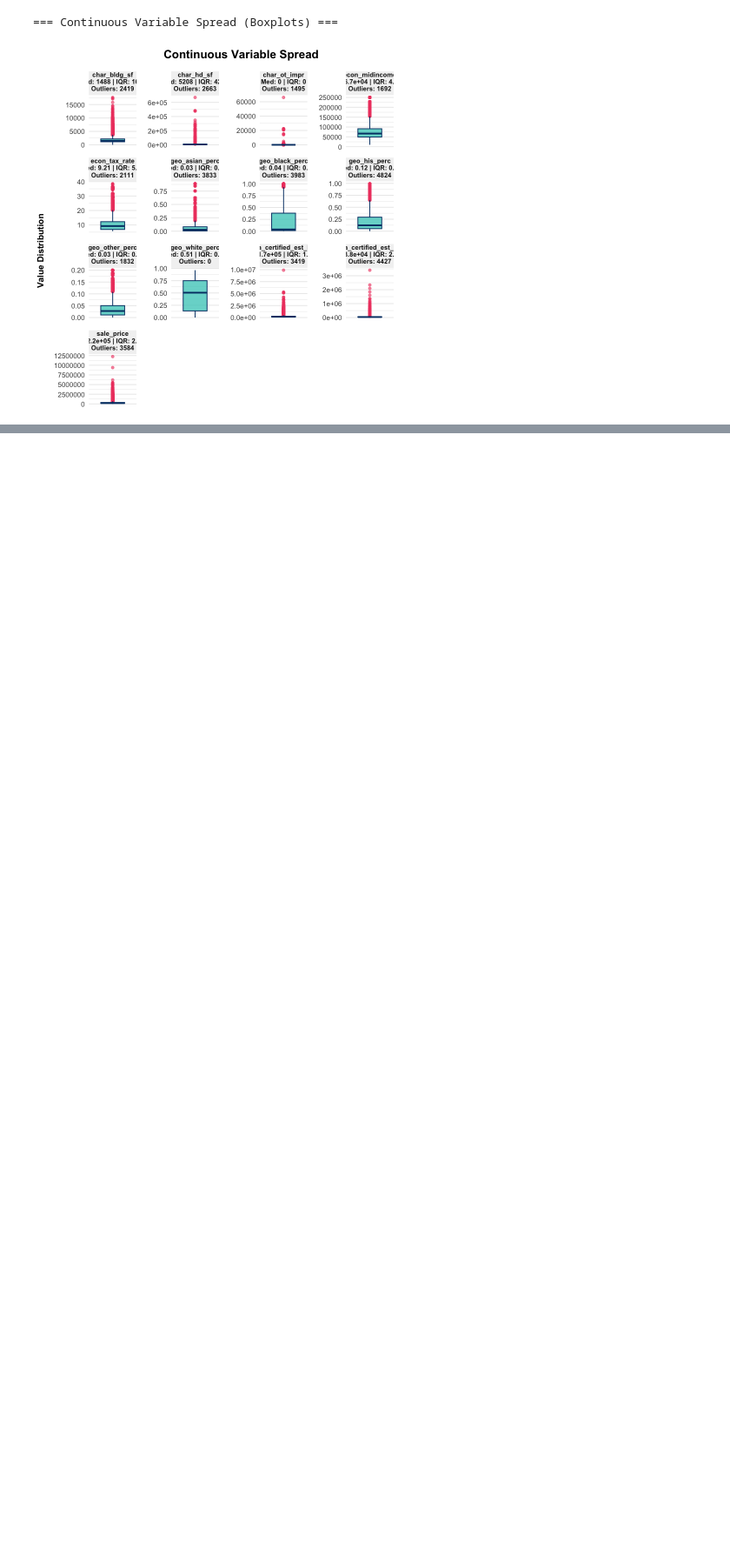
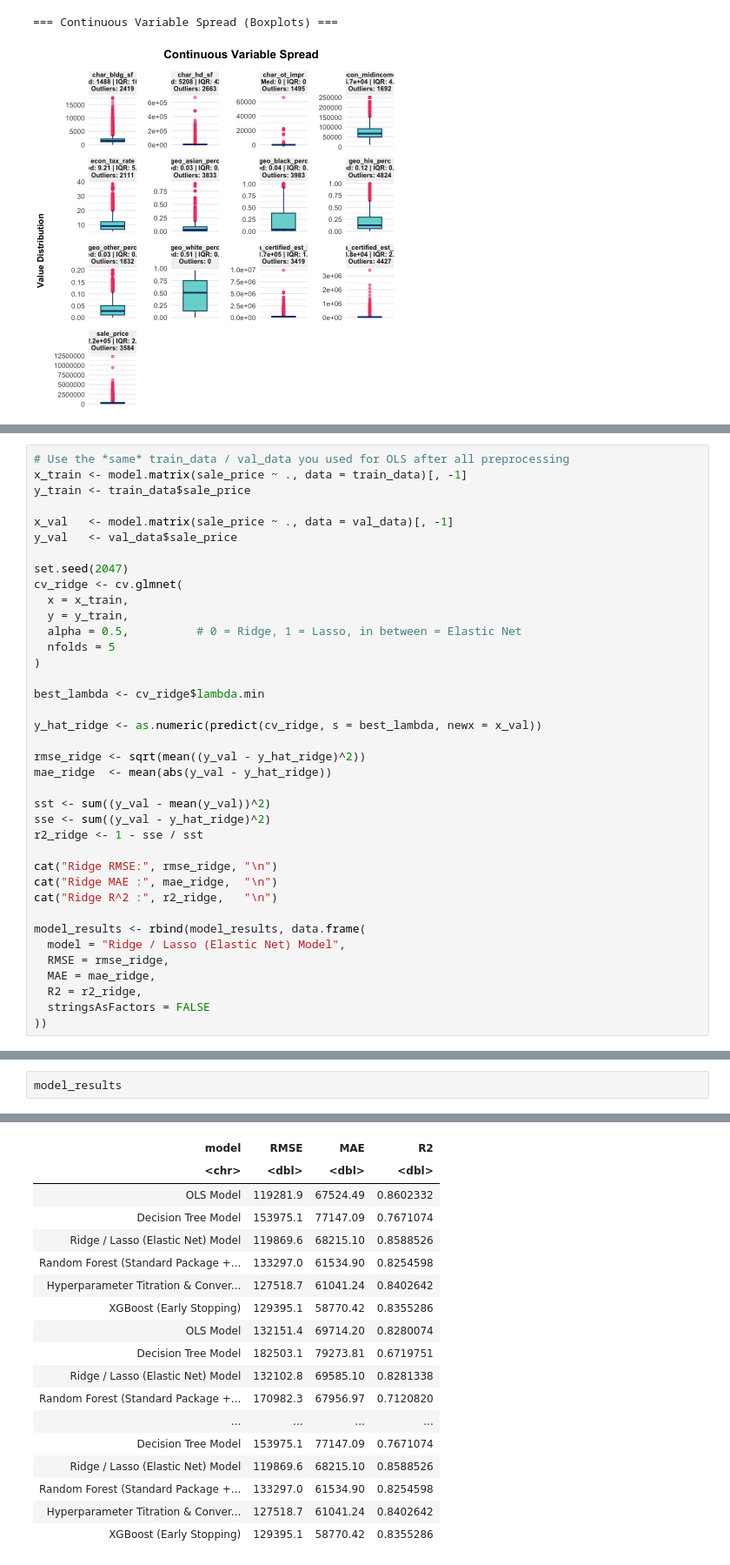
Before and after one commit to shlinkLFO/FIN550_Final, a Jupyter notebook: FIN550_Final.ipynb, the cells around one changed output, grey strips where cells are left out. Shown at 87% size. Saved outputs shown, nothing was run; the diff lists cells and outputs as text; blank space fills up the shorter version.

```diff
--- a/FIN550_Final.ipynb
+++ b/FIN550_Final.ipynb
@@ -2548,0 +2970,38 @@ ERROR: Error in table(x, y): all arguments must have the same length
+# %%
+# Use the *same* train_data / val_data you used for OLS after all preprocessing
+x_train <- model.matrix(sale_price ~ ., data = train_data)[, -1]
+y_train <- train_data$sale_price
+
+x_val   <- model.matrix(sale_price ~ ., data = val_data)[, -1]
+y_val   <- val_data$sale_price
+
+set.seed(2047)
+cv_ridge <- cv.glmnet(
+  x = x_train,
+  y = y_train,
+  alpha = 0.5,          # 0 = Ridge, 1 = Lasso, in between = Elastic Net
+  nfolds = 5
+)
+
+best_lambda <- cv_ridge$lambda.min
+
+y_hat_ridge <- as.numeric(predict(cv_ridge, s = best_lambda, newx = x_val))
+
+rmse_ridge <- sqrt(mean((y_val - y_hat_ridge)^2))
+mae_ridge  <- mean(abs(y_val - y_hat_ridge))
+
+sst <- sum((y_val - mean(y_val))^2)
+sse <- sum((y_val - y_hat_ridge)^2)
+r2_ridge <- 1 - sse / sst
+
+cat("Ridge RMSE:", rmse_ridge, "\n")
+cat("Ridge MAE :", mae_ridge,  "\n")
+cat("Ridge R^2 :", r2_ridge,   "\n")
+
+model_results <- rbind(model_results, data.frame(
+  model = "Ridge / Lasso (Elastic Net) Model",
+  RMSE = rmse_ridge,
+  MAE = mae_ridge,
+  R2 = r2_ridge,
+  stringsAsFactors = FALSE
+))
@@ -2548,0 +3305,3 @@ ERROR: Error in table(x, y): all arguments must have the same length
+# %%
+model_results
+# %% [output]
@@ -2548,0 +3309,18 @@ ERROR: Error in table(x, y): all arguments must have the same length
+| model | RMSE | MAE | R2 |
+| <chr> | <dbl> | <dbl> | <dbl> |
+| OLS Model | 119281.9 | 67524.49 | 0.8602332 |
+| Decision Tree Model | 153975.1 | 77147.09 | 0.7671074 |
+| Ridge / Lasso (Elastic Net) Model | 119869.6 | 68215.10 | 0.8588526 |
+| Random Forest (Standard Package +... | 133297.0 | 61534.90 | 0.8254598 |
+| Hyperparameter Titration & Conver... | 127518.7 | 61041.24 | 0.8402642 |
+| XGBoost (Early Stopping) | 129395.1 | 58770.42 | 0.8355286 |
+| OLS Model | 132151.4 | 69714.20 | 0.8280074 |
+| Decision Tree Model | 182503.1 | 79273.81 | 0.6719751 |
+| Ridge / Lasso (Elastic Net) Model | 132102.8 | 69585.10 | 0.8281338 |
+| Random Forest (Standard Package +... | 170982.3 | 67956.97 | 0.7120820 |
+| ... | ... | ... | ... |
+| Decision Tree Model | 153975.1 | 77147.09 | 0.7671074 |
+| Ridge / Lasso (Elastic Net) Model | 119869.6 | 68215.10 | 0.8588526 |
+| Random Forest (Standard Package +... | 133297.0 | 61534.90 | 0.8254598 |
+| Hyperparameter Titration & Conver... | 127518.7 | 61041.24 | 0.8402642 |
+| XGBoost (Early Stopping) | 129395.1 | 58770.42 | 0.8355286 |
```
Also changed, not shown: parts of 60 cells of this notebook.
